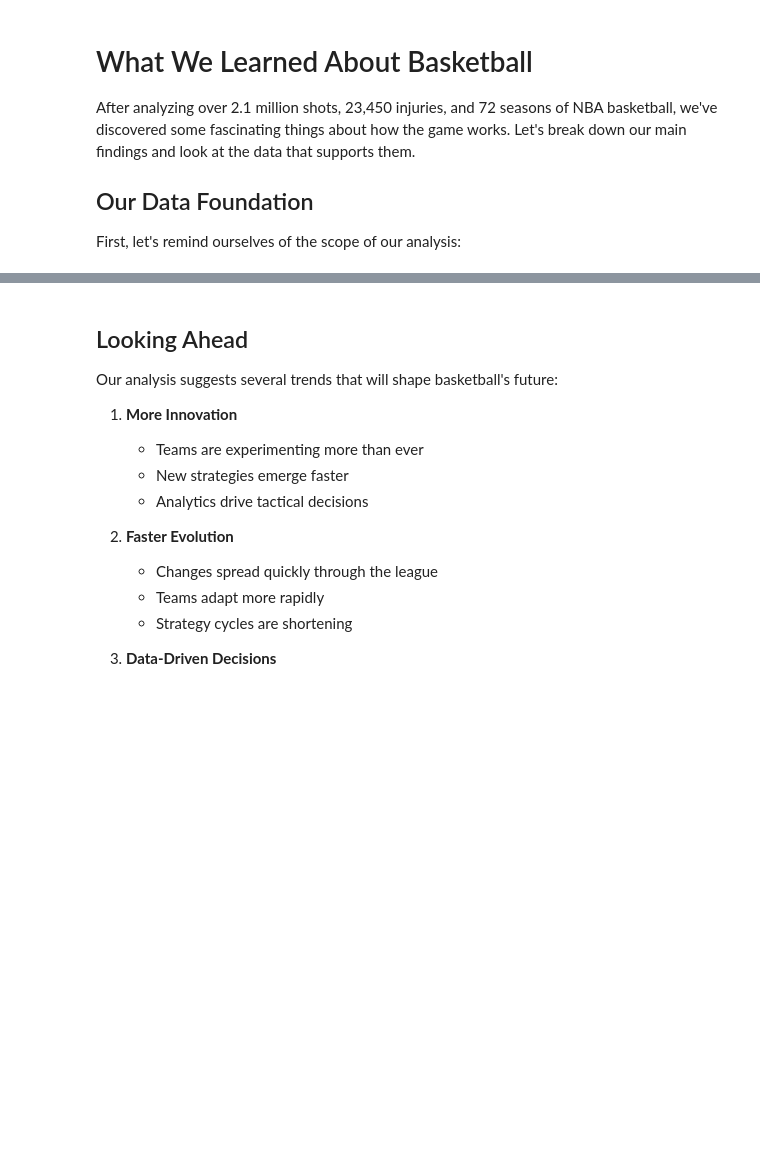
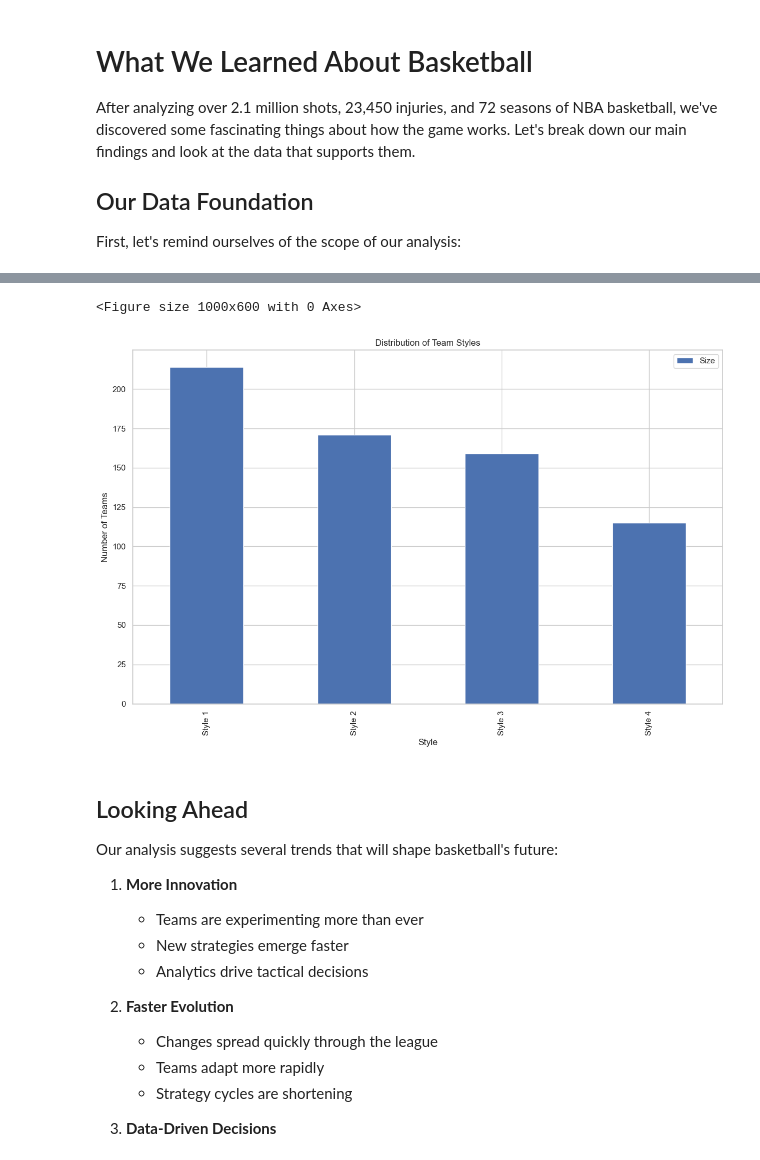
Before and after one commit to lukelittle/csca5632-final-project, a Jupyter notebook: notebooks/07_conclusions.ipynb, the cells around one changed output, grey strips where cells are left out. Cells and saved outputs as stored; diff of their text form; code cells hidden in the pictures; blank space fills up the shorter version.

```diff
--- a/notebooks/07_conclusions.ipynb
+++ b/notebooks/07_conclusions.ipynb
@@ -120,3 +136,19 @@ plt.show()
+# %%
+# Compare cluster sizes and stability
+cluster_df = pd.DataFrame({
+    'Size': cluster_sizes.values(),
+    'Style': [f'Style {i+1}' for i in range(len(cluster_sizes))]
+})
+
+plt.figure(figsize=(10, 6))
+cluster_df.plot(x='Style', y='Size', kind='bar')
+plt.title('Distribution of Team Styles')
+plt.ylabel('Number of Teams')
+plt.tight_layout()
+plt.show()
+# %% [output]
+<Figure size 1000x600 with 0 Axes>
+[figure, added]
 # %% [markdown]
 ## Looking Ahead
 
```
Also changed, not shown: parts of 11 cells of this notebook, 2 other files.
